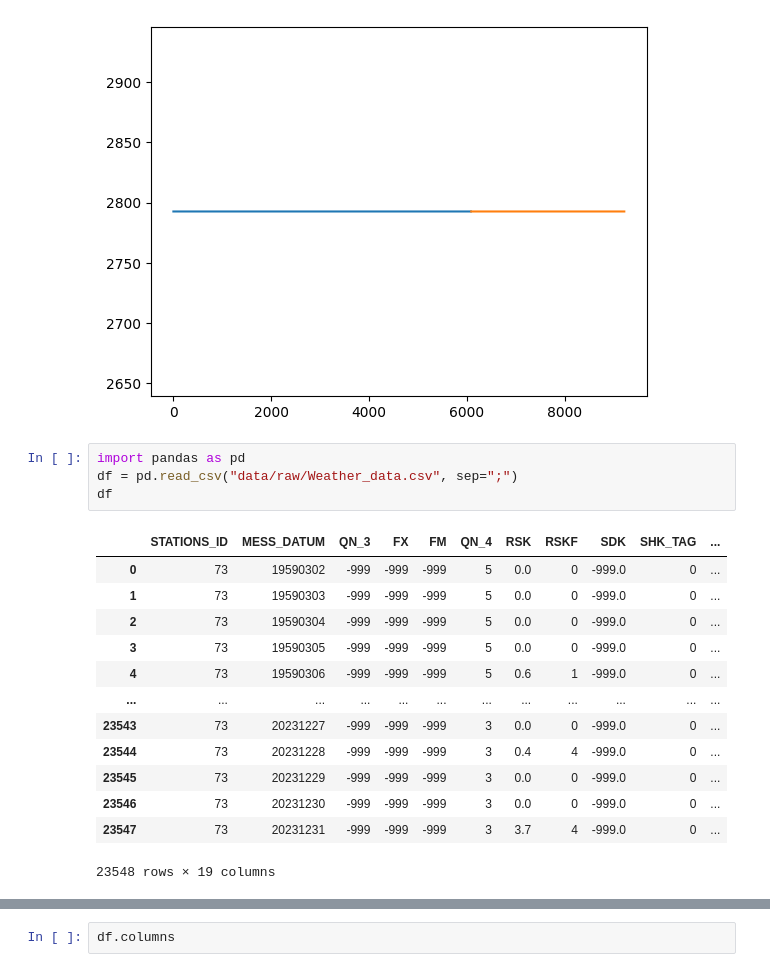
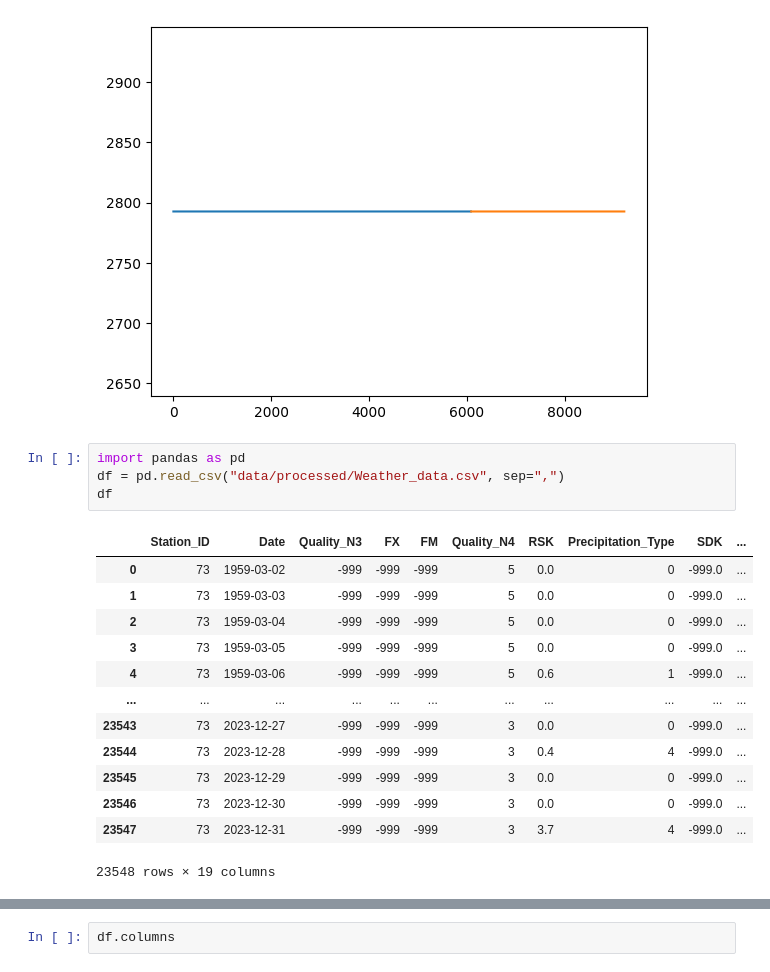
Before and after one commit to RiccardoDAndrea/Bachelor, a Jupyter notebook: RNN.ipynb, the cells around one changed output, grey strips where cells are left out. Cells and saved outputs as stored; diff of their text form.

```diff
--- a/RNN.ipynb
+++ b/RNN.ipynb
@@ -286,21 +286,21 @@ plt.show()
 [figure]
 # %%
 import pandas as pd
-df = pd.read_csv("data/raw/Weather_data.csv", sep=";")
+df = pd.read_csv("data/processed/Weather_data.csv", sep=",")
 df
 # %% [output]
-|  | STATIONS_ID | MESS_DATUM | QN_3 | FX | FM | QN_4 | RSK | RSKF | SDK | SHK_TAG | ... |
-| 0 | 73 | 19590302 | -999 | -999 | -999 | 5 | 0.0 | 0 | -999.0 | 0 | ... |
-| 1 | 73 | 19590303 | -999 | -999 | -999 | 5 | 0.0 | 0 | -999.0 | 0 | ... |
-| 2 | 73 | 19590304 | -999 | -999 | -999 | 5 | 0.0 | 0 | -999.0 | 0 | ... |
-| 3 | 73 | 19590305 | -999 | -999 | -999 | 5 | 0.0 | 0 | -999.0 | 0 | ... |
-| 4 | 73 | 19590306 | -999 | -999 | -999 | 5 | 0.6 | 1 | -999.0 | 0 | ... |
-| ... | ... | ... | ... | ... | ... | ... | ... | ... | ... | ... | ... |
-| 23543 | 73 | 20231227 | -999 | -999 | -999 | 3 | 0.0 | 0 | -999.0 | 0 | ... |
-| 23544 | 73 | 20231228 | -999 | -999 | -999 | 3 | 0.4 | 4 | -999.0 | 0 | ... |
-| 23545 | 73 | 20231229 | -999 | -999 | -999 | 3 | 0.0 | 0 | -999.0 | 0 | ... |
-| 23546 | 73 | 20231230 | -999 | -999 | -999 | 3 | 0.0 | 0 | -999.0 | 0 | ... |
-| 23547 | 73 | 20231231 | -999 | -999 | -999 | 3 | 3.7 | 4 | -999.0 | 0 | ... |
+|  | Station_ID | Date | Quality_N3 | FX | FM | Quality_N4 | RSK | Precipitation_Type | SDK | ... |
+| 0 | 73 | 1959-03-02 | -999 | -999 | -999 | 5 | 0.0 | 0 | -999.0 | ... |
+| 1 | 73 | 1959-03-03 | -999 | -999 | -999 | 5 | 0.0 | 0 | -999.0 | ... |
+| 2 | 73 | 1959-03-04 | -999 | -999 | -999 | 5 | 0.0 | 0 | -999.0 | ... |
+| 3 | 73 | 1959-03-05 | -999 | -999 | -999 | 5 | 0.0 | 0 | -999.0 | ... |
+| 4 | 73 | 1959-03-06 | -999 | -999 | -999 | 5 | 0.6 | 1 | -999.0 | ... |
+| ... | ... | ... | ... | ... | ... | ... | ... | ... | ... | ... |
+| 23543 | 73 | 2023-12-27 | -999 | -999 | -999 | 3 | 0.0 | 0 | -999.0 | ... |
+| 23544 | 73 | 2023-12-28 | -999 | -999 | -999 | 3 | 0.4 | 4 | -999.0 | ... |
+| 23545 | 73 | 2023-12-29 | -999 | -999 | -999 | 3 | 0.0 | 0 | -999.0 | ... |
+| 23546 | 73 | 2023-12-30 | -999 | -999 | -999 | 3 | 0.0 | 0 | -999.0 | ... |
+| 23547 | 73 | 2023-12-31 | -999 | -999 | -999 | 3 | 3.7 | 4 | -999.0 | ... |
 23548 rows × 19 columns
 # %%
 df.rename(columns={'MESS_DATUM': 'Date'}, inplace=True)
```
Also changed, not shown: parts of 1 cell of this notebook.
